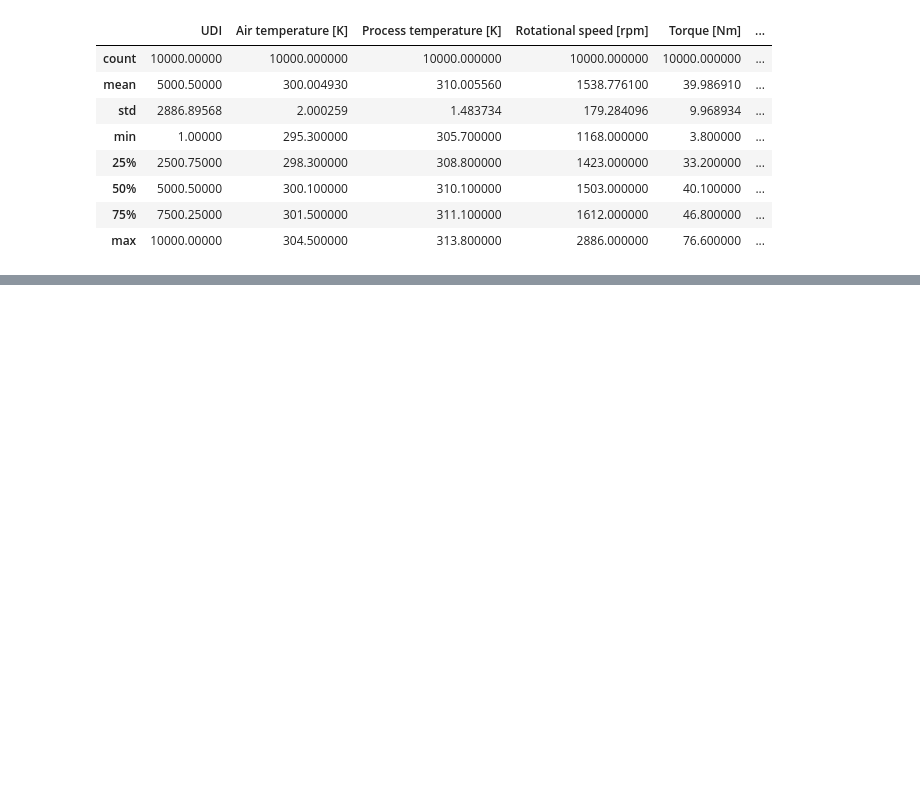
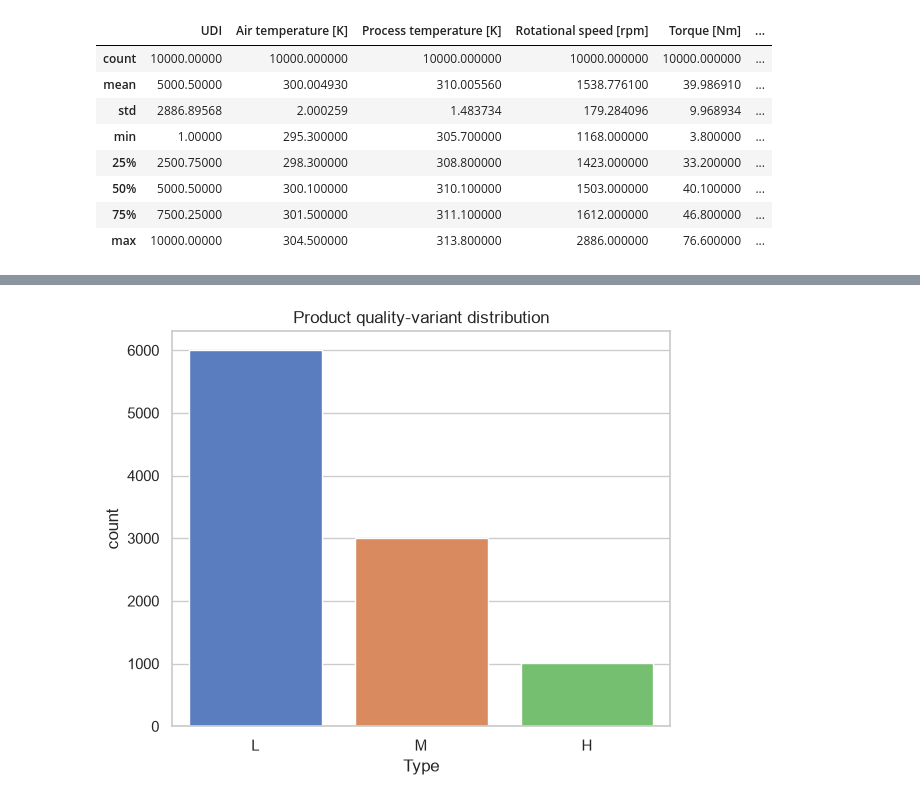
Before and after one commit to kowshik24/glowing-broccoli, a Jupyter notebook: notebooks/Exploratory-Data-Analysis.ipynb, the cells around one changed output, grey strips where cells are left out. Saved outputs shown, nothing was run; the diff lists cells and outputs as text; code cells hidden in the pictures; blank space fills up the shorter version.

```diff
--- a/notebooks/Exploratory-Data-Analysis.ipynb
+++ b/notebooks/Exploratory-Data-Analysis.ipynb
@@ -85,0 +213,8 @@ Name: count, dtype: int64
+# %%
+fig, ax = plt.subplots(figsize=(6, 5))
+sns.countplot(x='Type', data=df, order=['L', 'M', 'H'], ax=ax, palette='muted')
+ax.set_title('Product quality-variant distribution')
+plt.tight_layout()
+plt.show()
+# %% [output]
+[figure, added]
```
Also changed, not shown: parts of 58 cells of this notebook, 2 other files.
